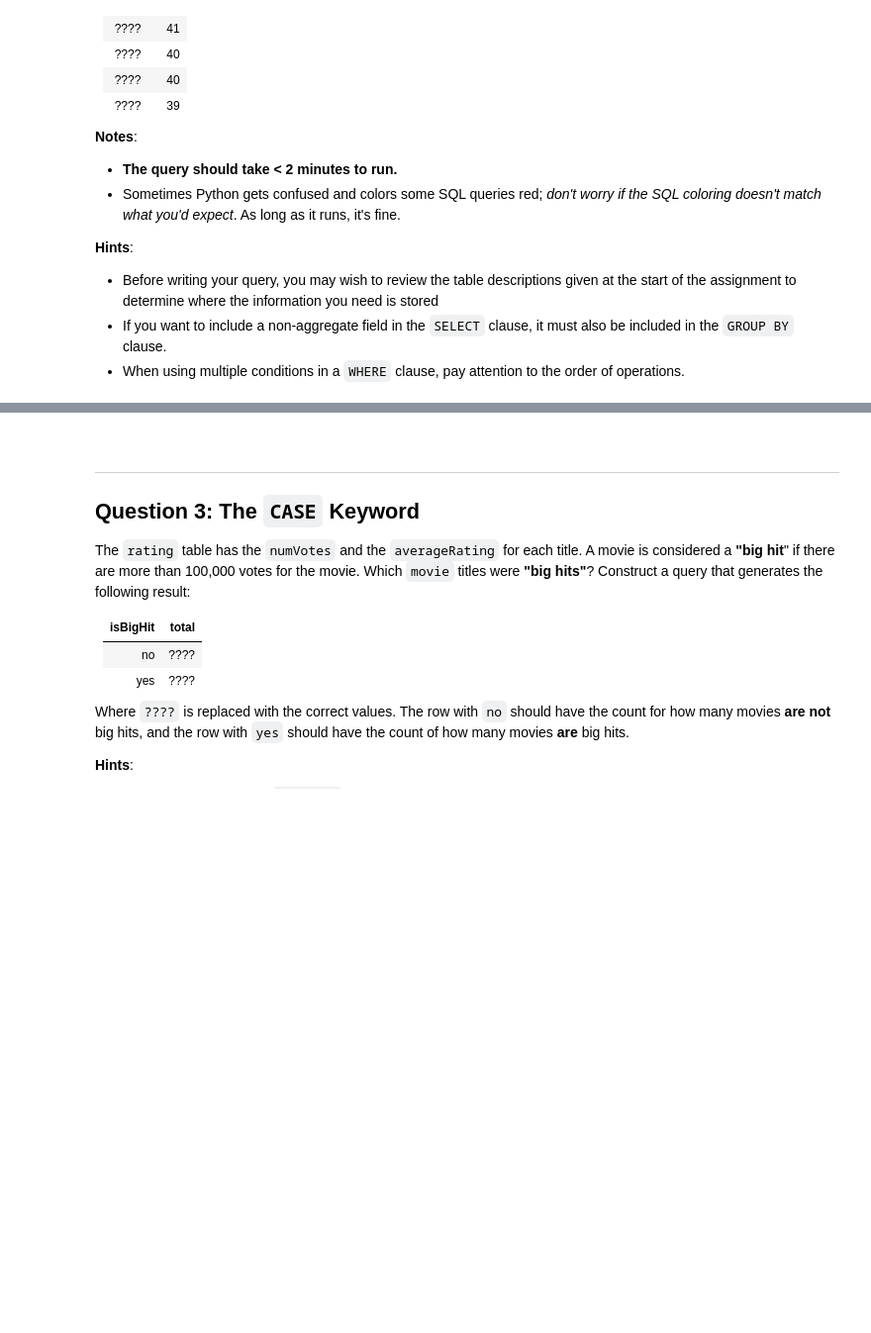
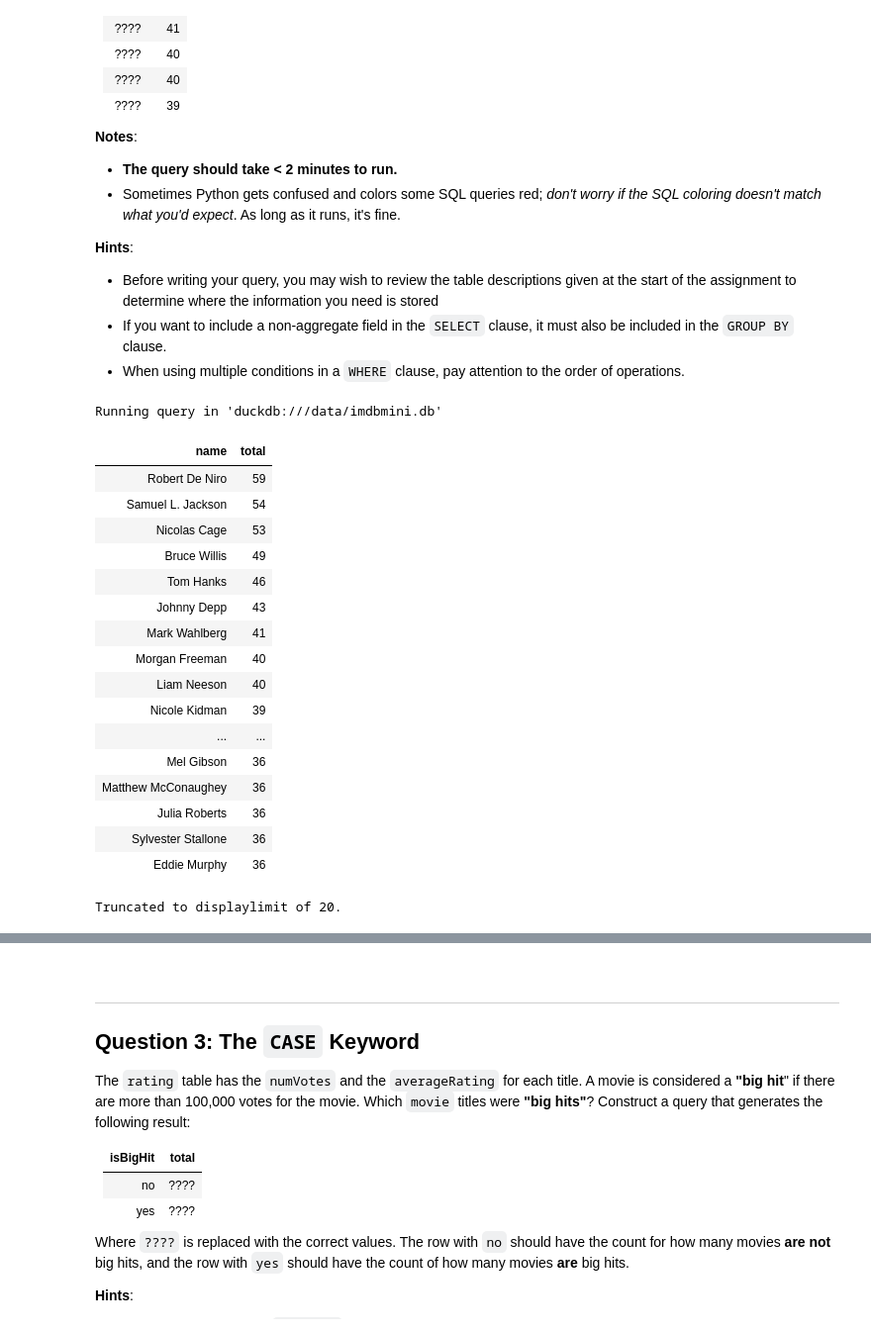
Before and after one commit to zaddle55/sp26-ds100-material, a Jupyter notebook: hw/hw07/hw07.ipynb, the cells around one changed output, grey strips where cells are left out. Shown at 99% size. Cells and saved outputs as stored; diff of their text form; code cells hidden in the pictures; blank space fills up the shorter version.

```diff
--- a/hw/hw07/hw07.ipynb
+++ b/hw/hw07/hw07.ipynb
@@ -257,7 +325,41 @@ Your result should look something like this (but without `????`):
 # %%
 %%sql --save query_q2
 
-...
+SELECT n.primaryName AS name, x.total
+FROM (
+    SELECT r.nconst, COUNT(*) AS total
+    FROM Role AS r
+    JOIN title AS t ON r.tconst = t.tconst
+    WHERE t.titleType = 'movie'
+      AND r.category IN ('actor', 'actress')
+      AND CAST(t.startYear AS int) >= 1980
+    GROUP BY r.nconst
+    ORDER BY total DESC
+    LIMIT 20
+) AS x
+JOIN name AS n
+  ON x.nconst = n.nconst
+ORDER BY x.total DESC;
+# %% [output]
+Running query in 'duckdb:///data/imdbmini.db'
+| name | total |
+| Robert De Niro | 59 |
+| Samuel L. Jackson | 54 |
+| Nicolas Cage | 53 |
+| Bruce Willis | 49 |
+| Tom Hanks | 46 |
+| Johnny Depp | 43 |
+| Mark Wahlberg | 41 |
+| Morgan Freeman | 40 |
+| Liam Neeson | 40 |
+| Nicole Kidman | 39 |
+| ... | ... |
+| Mel Gibson | 36 |
+| Matthew McConaughey | 36 |
+| Julia Roberts | 36 |
+| Sylvester Stallone | 36 |
+| Eddie Murphy | 36 |
+Truncated to displaylimit of 20.
 # %%
 # Run this cell for grading purposes.
 # No further action is required.
```
Also changed, not shown: parts of 19 cells of this notebook, 1 other file.
